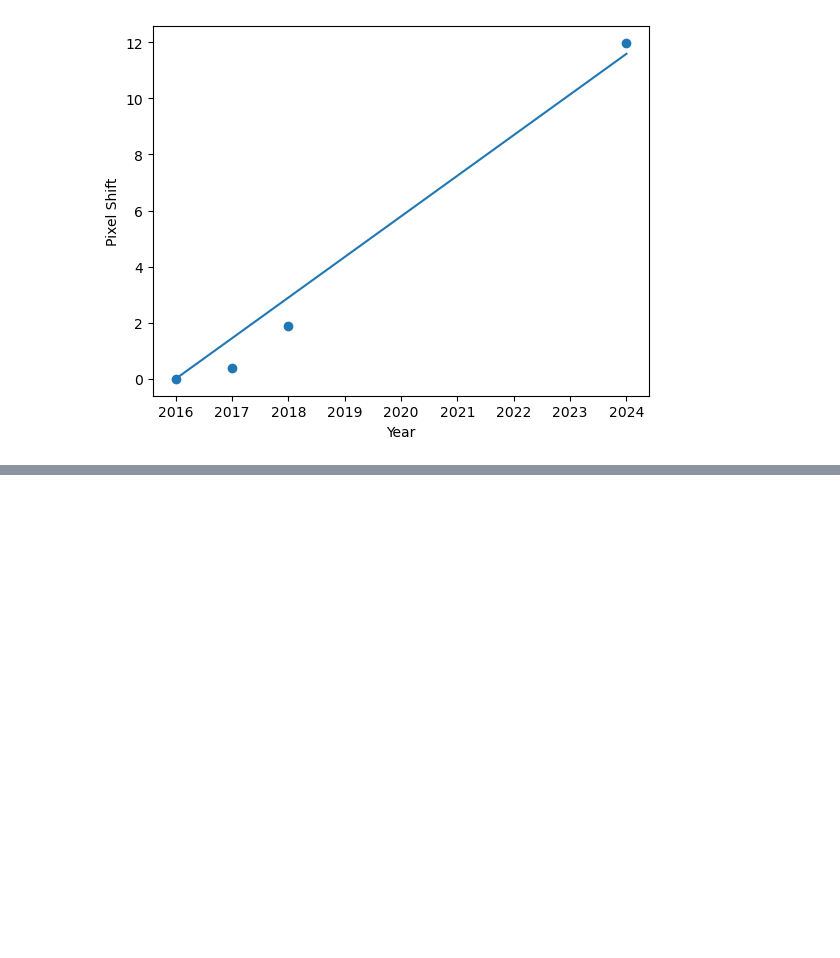
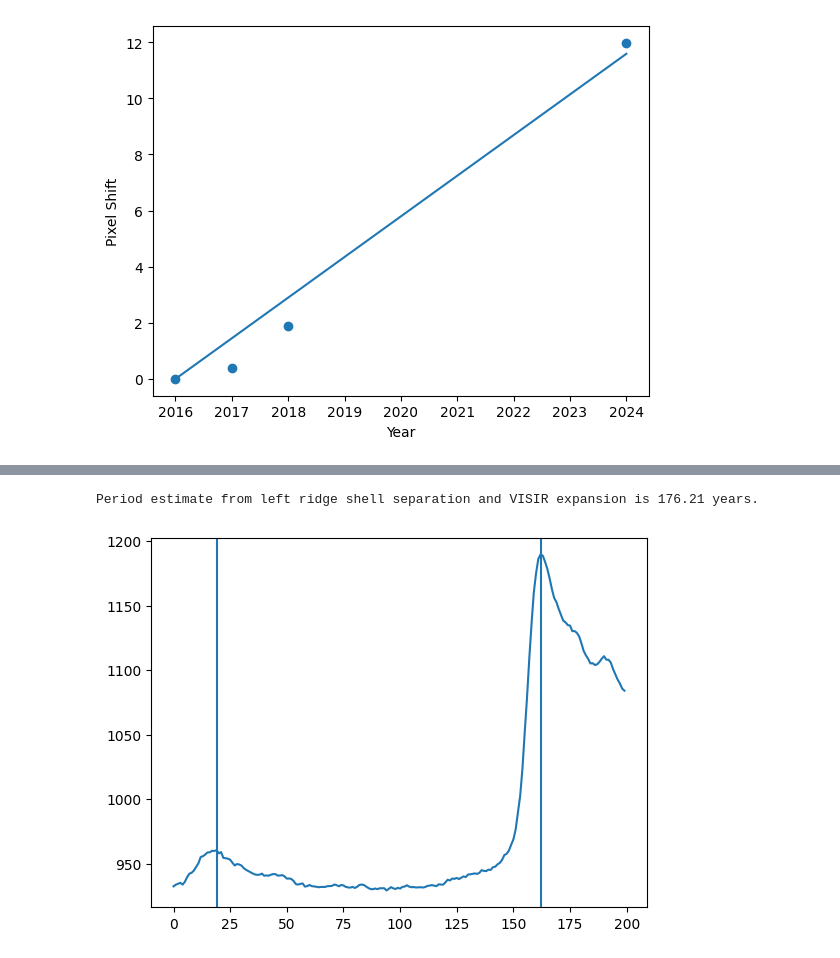
Before and after one commit to ryanwhite1/Wolf-Rayets, a Jupyter notebook: Expansion_Rate_and_Period.ipynb, the cells around one changed output, grey strips where cells are left out. Drawn from its saved outputs; the diff is of its cells as text; code cells hidden in the pictures; blank space fills up the shorter version.

```diff
--- a/Expansion_Rate_and_Period.ipynb
+++ b/Expansion_Rate_and_Period.ipynb
@@ -562,0 +764,20 @@ Hence the windspeed from the bottom edge is 742.2 km/s
+# %%
+fig, ax = plt.subplots()
+brightness_left = jwst_image[jwst_center_y, :][200:400]
+ax.plot(np.arange(len(brightness_left)), brightness_left)
+
+first_peak_left = np.argmax(brightness_left[:100])
+second_peak_left = np.argmax(brightness_left)
+
+ax.axvline(first_peak_left)
+ax.axvline(second_peak_left)
+
+delta_pixel_left = second_peak_left - first_peak_left
+
+delta_angle_left = delta_pixel_left * jwst_pscale  # mas
+
+delta_year_left = delta_angle_left / left_ridge_expansion
+print(f"Period estimate from left ridge shell separation and VISIR expansion is {delta_year_left:.2f} years.")
+# %% [output]
+Period estimate from left ridge shell separation and VISIR expansion is 176.21 years.
+[figure, added]
```
Also changed, not shown: parts of 11 cells of this notebook.
